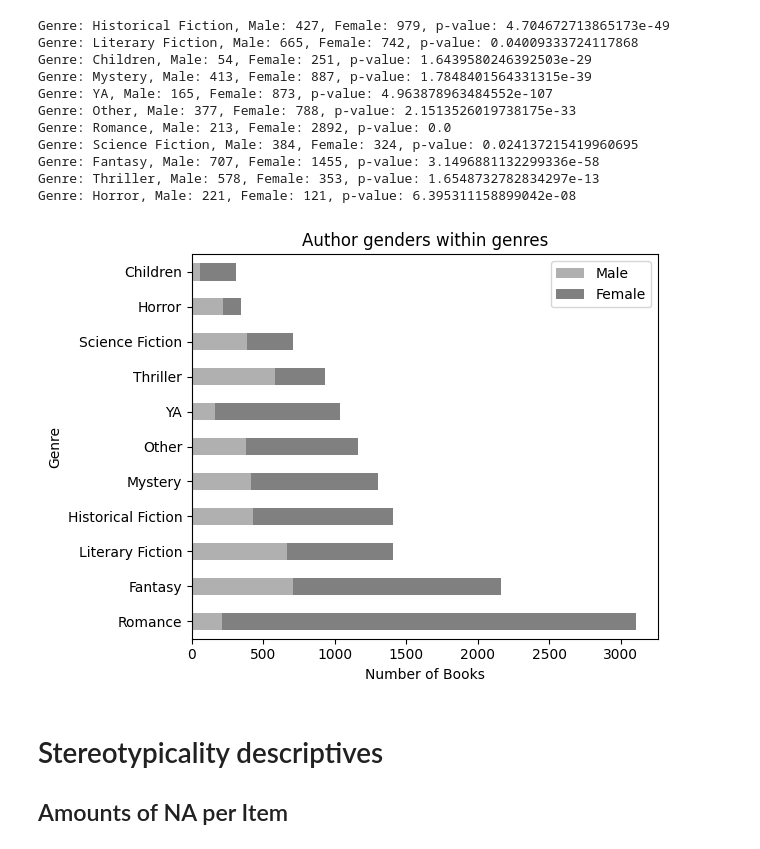
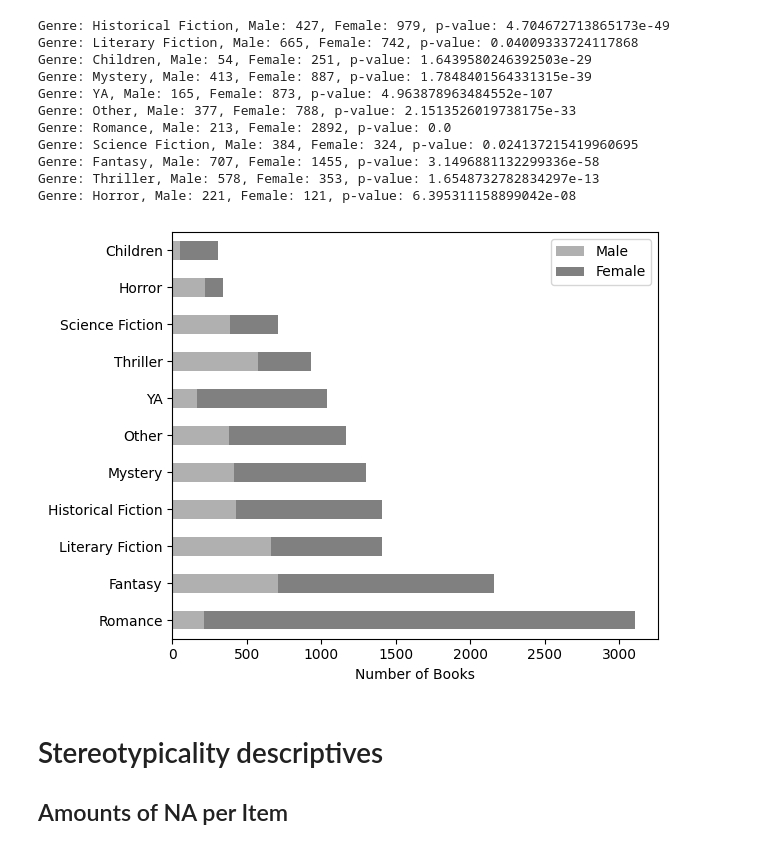
Before and after one commit to hannesrosenbusch/FMC_stereotypicality_and_author_gender, a Jupyter notebook: analysis scripts/4 descriptives.ipynb, the cells around one changed output. Drawn from its saved outputs; the diff is of its cells as text; code cells hidden in the pictures.

```diff
--- a/analysis scripts/4 descriptives.ipynb
+++ b/analysis scripts/4 descriptives.ipynb
@@ -77,25 +77,24 @@ Genre: Horror, Male: 221, Female: 121, p-value: 6.395311158899042e-08
 # %%
 #rename columns to male and female
 ct.columns = ['Male', 'Female']
 
 # Add a 'Total' column and sort by it
 ct['Total'] = ct['Male'] + ct['Female']
 ct_sorted = ct.sort_values('Total', ascending=False)
 
 #define gray colors for the plot
 gray_colors = ['#B0B0B0', '#808080']  # Light
 
 # Plot sorted data
 ct_sorted[['Male', 'Female']].plot(kind='barh', stacked=True, color=gray_colors)
-plt.title('Author genders within genres')
 plt.xlabel('Number of Books')
-plt.ylabel('Genre')
+plt.ylabel('')
 plt.legend()
 plt.tight_layout()
 plt.savefig('../visualizations/Figure 1.png', dpi=300)
 plt.show()
 # %% [output]
-[figure, old version]
+[figure, new version]
 # %%
 # import pandas as pd
 # import matplotlib.pyplot as plt
```
Also changed, not shown: 10 other files.
